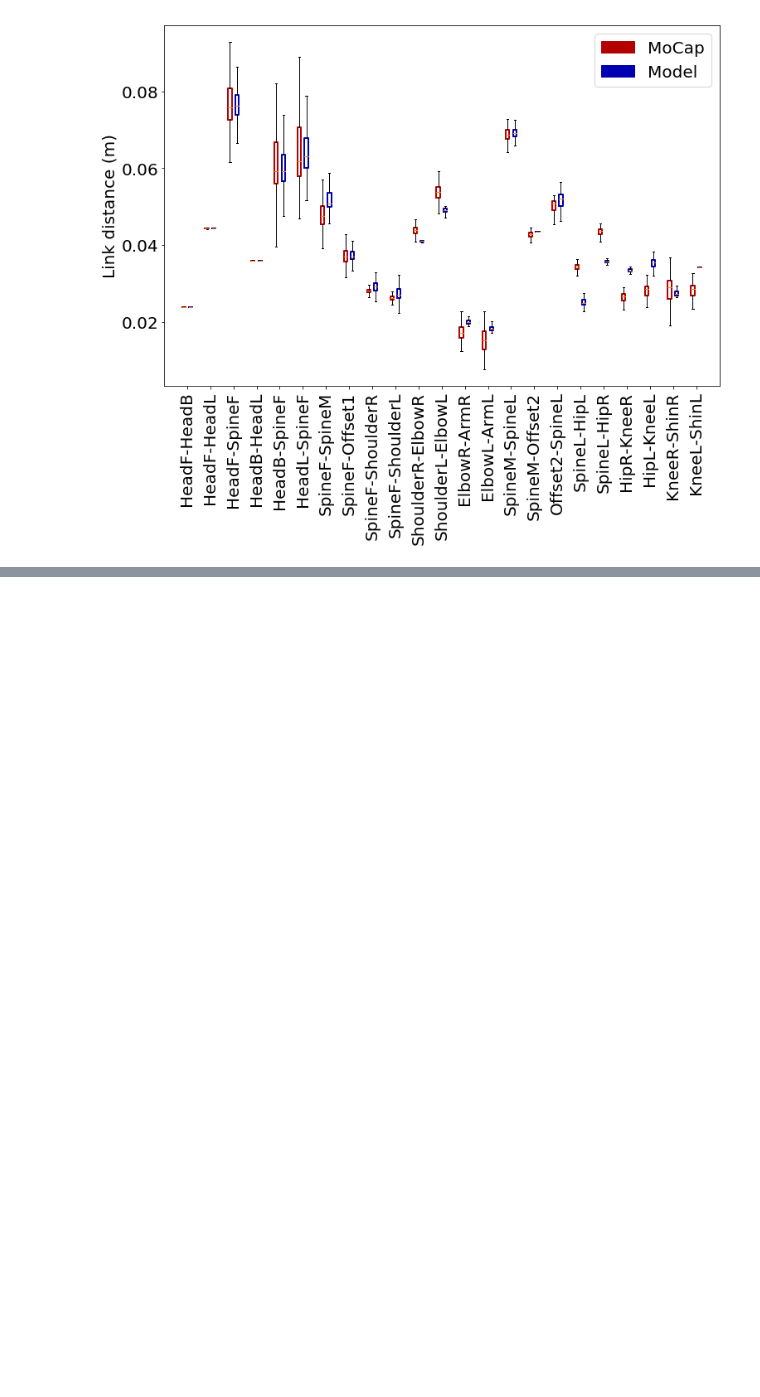
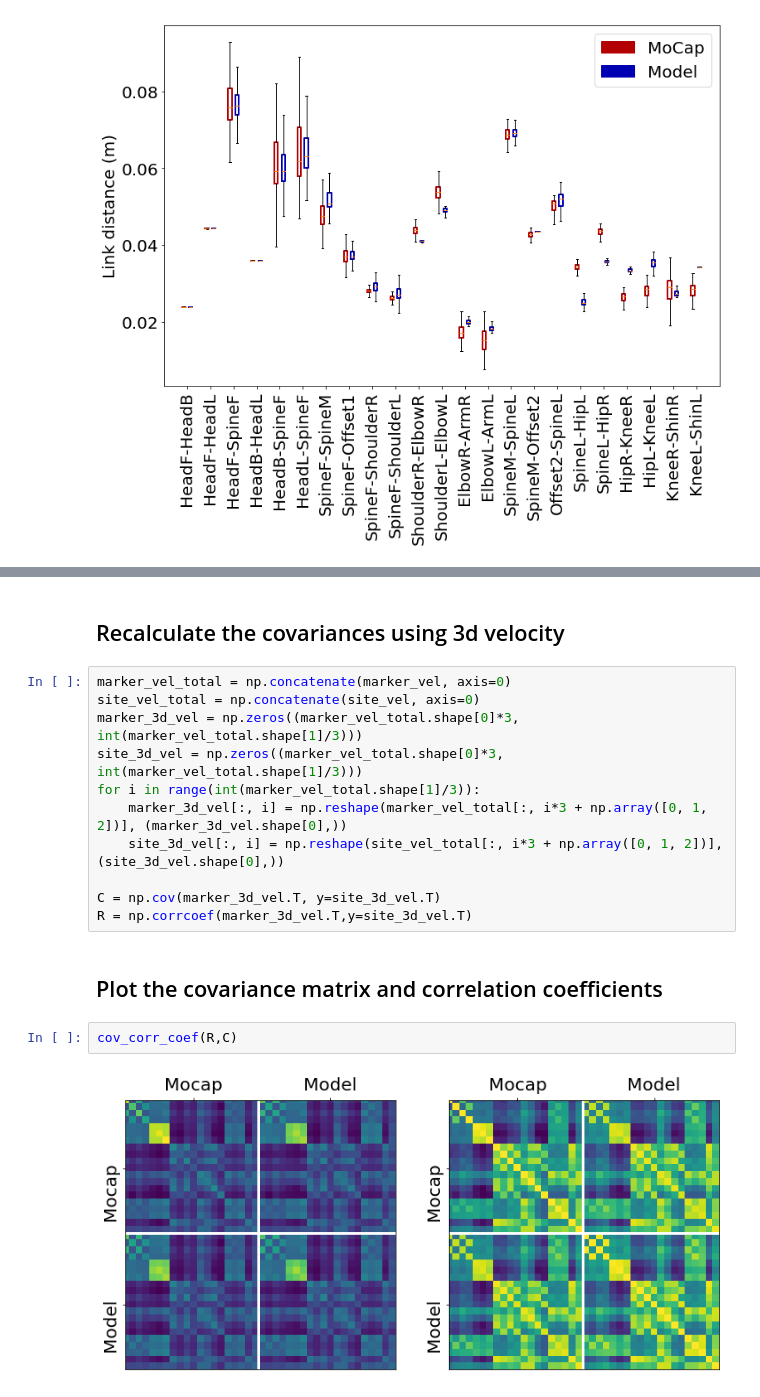
Before and after one commit to diegoaldarondo/stac, a Jupyter notebook: analysis/model_comparison/distance_metrics.ipynb, the cells around one changed output, grey strips where cells are left out. Drawn from its saved outputs; the diff is of its cells as text; blank space fills up the shorter version.

```diff
--- a/analysis/model_comparison/distance_metrics.ipynb
+++ b/analysis/model_comparison/distance_metrics.ipynb
@@ -213,0 +273,19 @@ l = plt.legend(handles=[red_patch, blue_patch])
+# %% [markdown]
+## Recalculate the covariances using 3d velocity
+# %%
+marker_vel_total = np.concatenate(marker_vel, axis=0)
+site_vel_total = np.concatenate(site_vel, axis=0)
+marker_3d_vel = np.zeros((marker_vel_total.shape[0]*3, int(marker_vel_total.shape[1]/3)))
+site_3d_vel = np.zeros((marker_vel_total.shape[0]*3, int(marker_vel_total.shape[1]/3)))
+for i in range(int(marker_vel_total.shape[1]/3)):
+    marker_3d_vel[:, i] = np.reshape(marker_vel_total[:, i*3 + np.array([0, 1, 2])], (marker_3d_vel.shape[0],))
+    site_3d_vel[:, i] = np.reshape(site_vel_total[:, i*3 + np.array([0, 1, 2])], (site_3d_vel.shape[0],))
+
+C = np.cov(marker_3d_vel.T, y=site_3d_vel.T)
+R = np.corrcoef(marker_3d_vel.T,y=site_3d_vel.T)
+# %% [markdown]
+## Plot the covariance matrix and correlation coefficients
+# %%
+cov_corr_coef(R,C)
+# %% [output]
+[figure, added]
```
Also changed, not shown: parts of 11 cells of this notebook, 12 other files.
